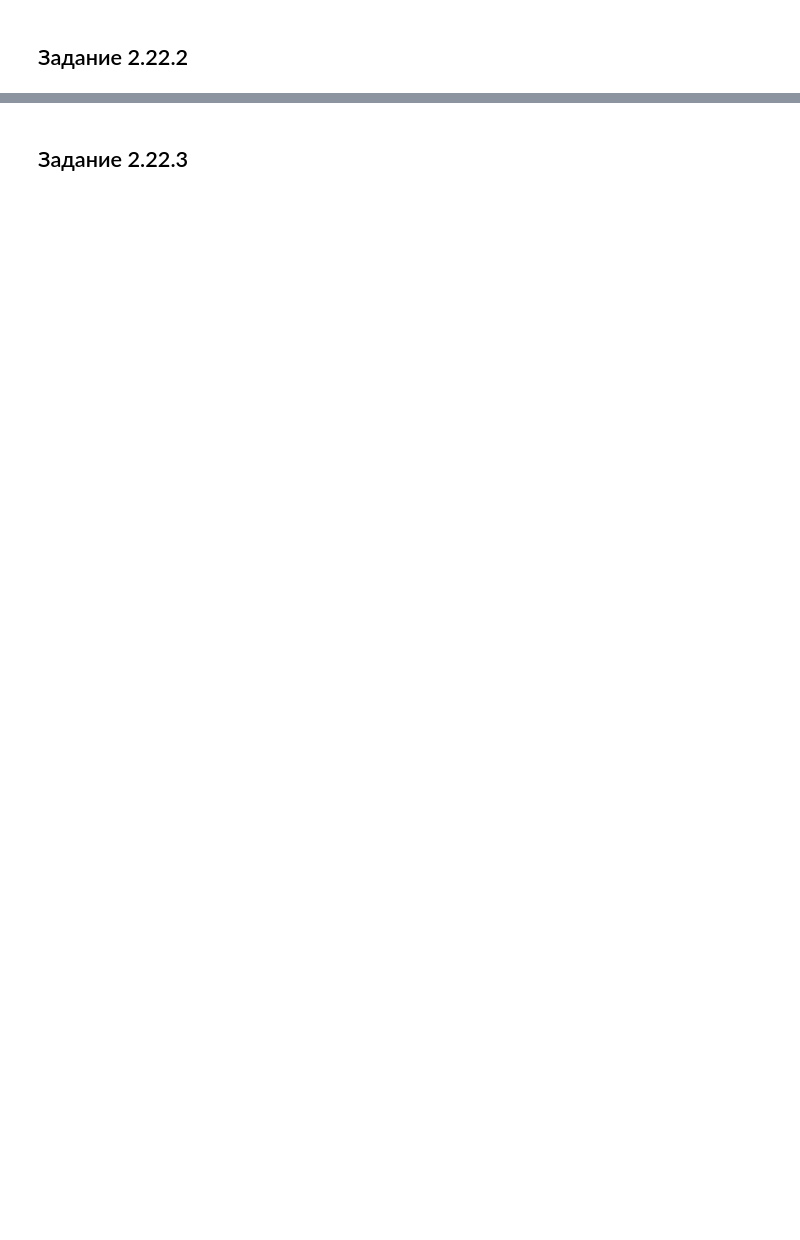
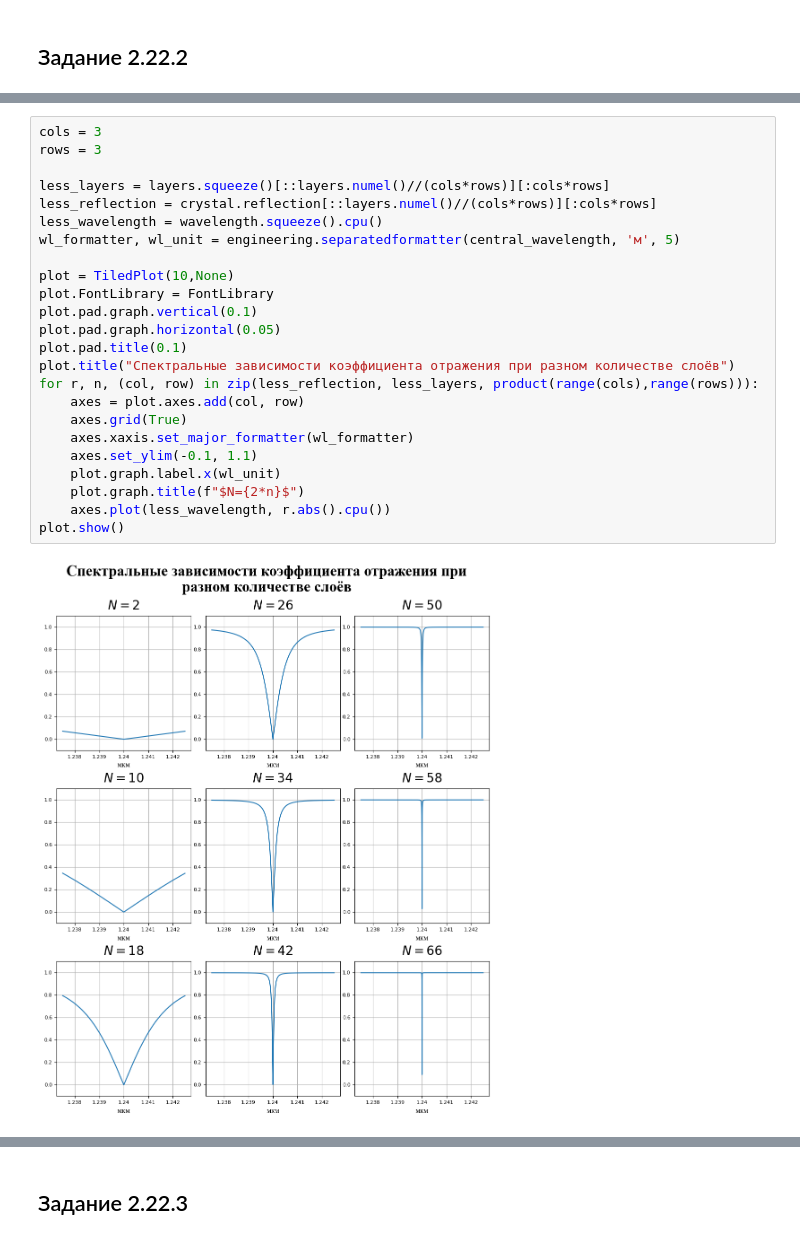
Before and after one commit to Belashov641618/NumericalsRSNO, a Jupyter notebook: Ex2.ipynb, the cells around one changed output, grey strips where cells are left out. Drawn from its saved outputs; the diff is of its cells as text; blank space fills up the shorter version.

```diff
--- a/Ex2.ipynb
+++ b/Ex2.ipynb
@@ -462,0 +423,26 @@ plot.show()
+# %%
+cols = 3
+rows = 3
+
+less_layers = layers.squeeze()[::layers.numel()//(cols*rows)][:cols*rows]
+less_reflection = crystal.reflection[::layers.numel()//(cols*rows)][:cols*rows]
+less_wavelength = wavelength.squeeze().cpu()
+wl_formatter, wl_unit = engineering.separatedformatter(central_wavelength, 'м', 5)
+
+plot = TiledPlot(10,None)
+plot.FontLibrary = FontLibrary
+plot.pad.graph.vertical(0.1)
+plot.pad.graph.horizontal(0.05)
+plot.pad.title(0.1)
+plot.title("Спектральные зависимости коэффициента отражения при разном количестве слоёв")
+for r, n, (col, row) in zip(less_reflection, less_layers, product(range(cols),range(rows))):
+    axes = plot.axes.add(col, row)
+    axes.grid(True)
+    axes.xaxis.set_major_formatter(wl_formatter)
+    axes.set_ylim(-0.1, 1.1)
+    plot.graph.label.x(wl_unit)
+    plot.graph.title(f"$N={2*n}$")
+    axes.plot(less_wavelength, r.abs().cpu())
+plot.show()
+# %% [output]
+[figure, added]
```
Also changed, not shown: parts of 17 cells of this notebook.
